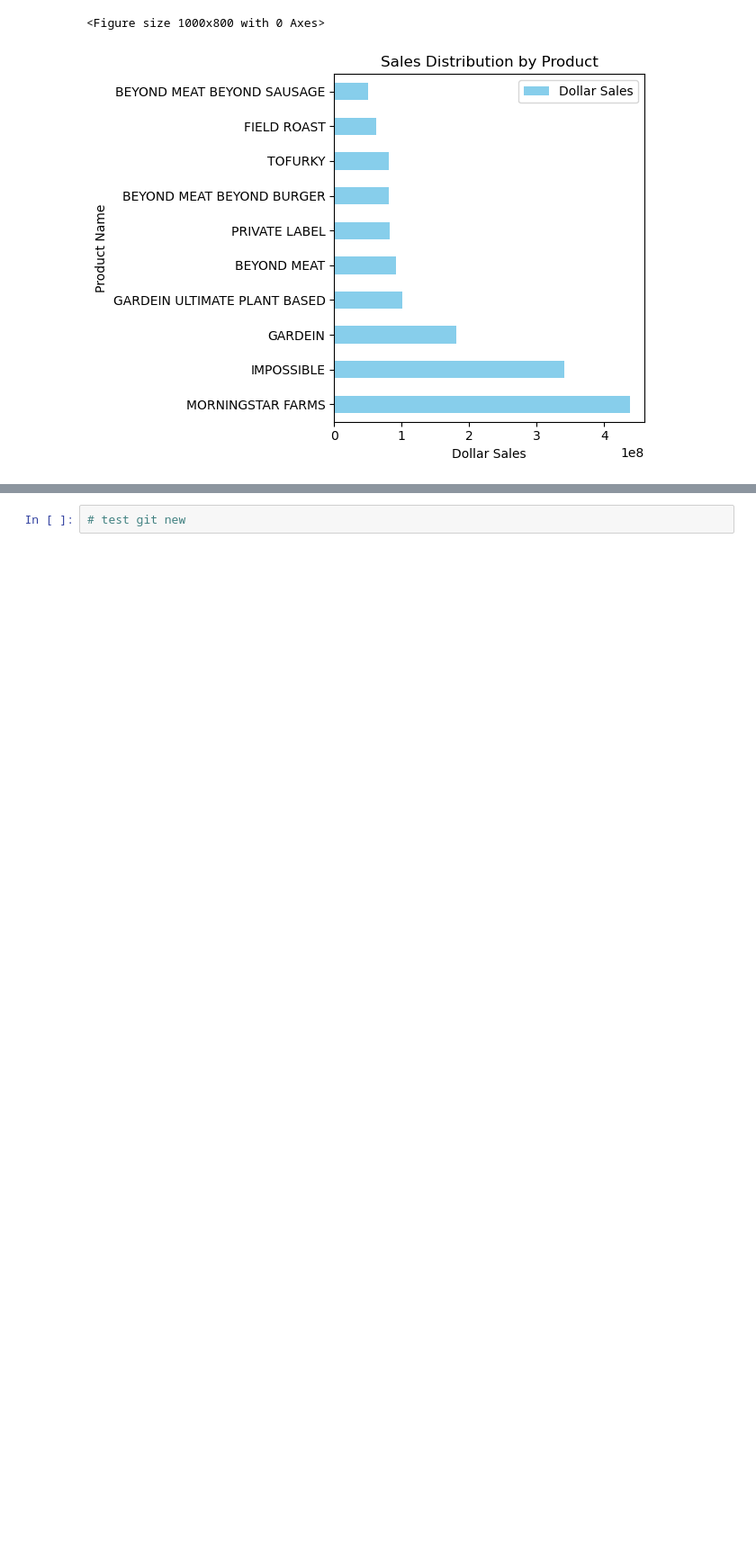
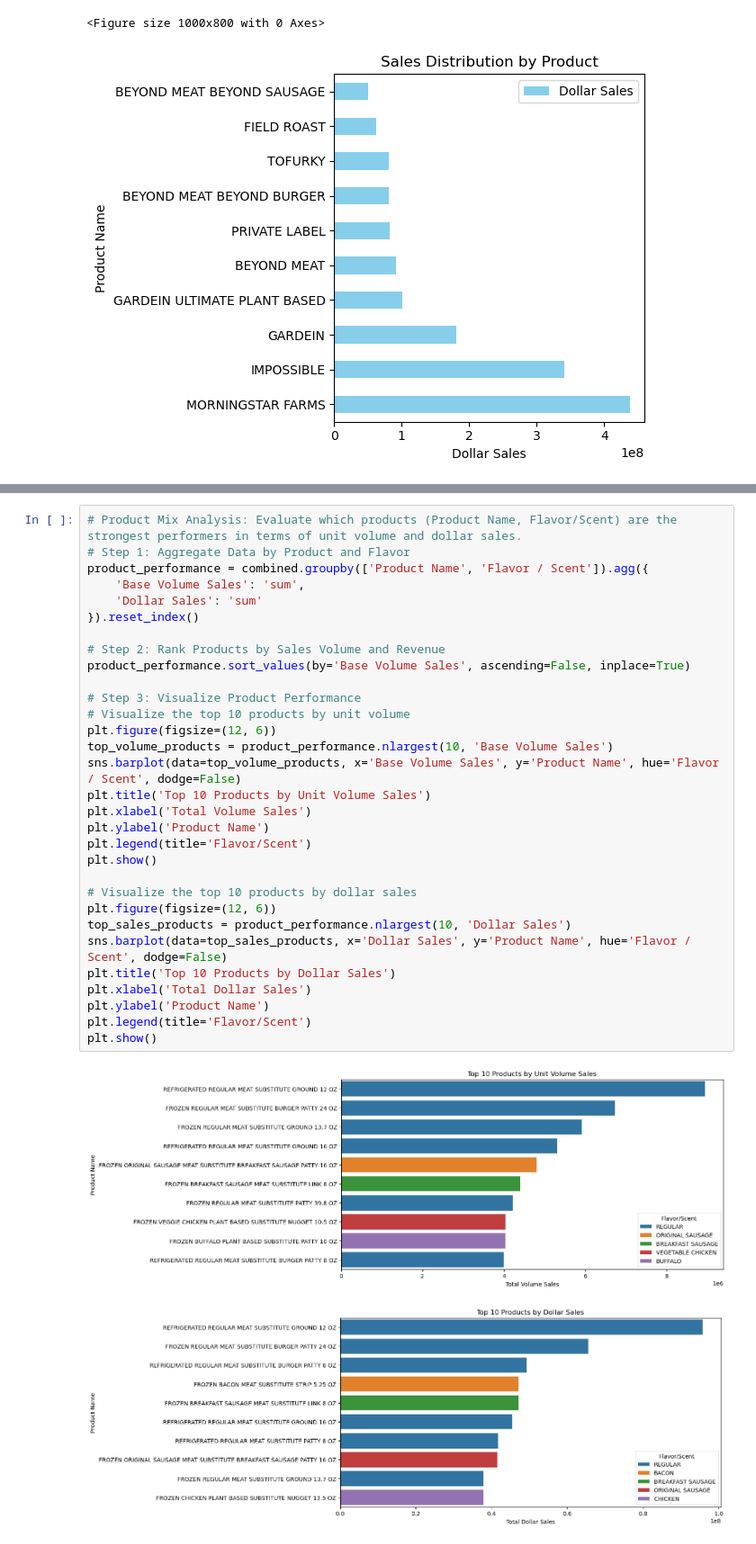
Before and after one commit to georgeftd9/Conagra_Project, a Jupyter notebook: test_merge.ipynb, the cells around one changed output, grey strips where cells are left out. Shown at 90% size. Drawn from its saved outputs; the diff is of its cells as text; blank space fills up the shorter version.

```diff
--- a/test_merge.ipynb
+++ b/test_merge.ipynb
@@ -311,2 +376,34 @@ plt.show()
 # %%
-# test git new
+# Product Mix Analysis: Evaluate which products (Product Name, Flavor/Scent) are the strongest performers in terms of unit volume and dollar sales.
+# Step 1: Aggregate Data by Product and Flavor
+product_performance = combined.groupby(['Product Name', 'Flavor / Scent']).agg({
+    'Base Volume Sales': 'sum',
+    'Dollar Sales': 'sum'
+}).reset_index()
+
+# Step 2: Rank Products by Sales Volume and Revenue
+product_performance.sort_values(by='Base Volume Sales', ascending=False, inplace=True)
+
+# Step 3: Visualize Product Performance
+# Visualize the top 10 products by unit volume
+plt.figure(figsize=(12, 6))
+top_volume_products = product_performance.nlargest(10, 'Base Volume Sales')
+sns.barplot(data=top_volume_products, x='Base Volume Sales', y='Product Name', hue='Flavor / Scent', dodge=False)
+plt.title('Top 10 Products by Unit Volume Sales')
+plt.xlabel('Total Volume Sales')
+plt.ylabel('Product Name')
+plt.legend(title='Flavor/Scent')
+plt.show()
+
+# Visualize the top 10 products by dollar sales
+plt.figure(figsize=(12, 6))
+top_sales_products = product_performance.nlargest(10, 'Dollar Sales')
+sns.barplot(data=top_sales_products, x='Dollar Sales', y='Product Name', hue='Flavor / Scent', dodge=False)
+plt.title('Top 10 Products by Dollar Sales')
+plt.xlabel('Total Dollar Sales')
+plt.ylabel('Product Name')
+plt.legend(title='Flavor/Scent')
+plt.show()
+# %% [output]
+[figure, added]
+[figure, added]
```
Also changed, not shown: parts of 9 cells of this notebook.
